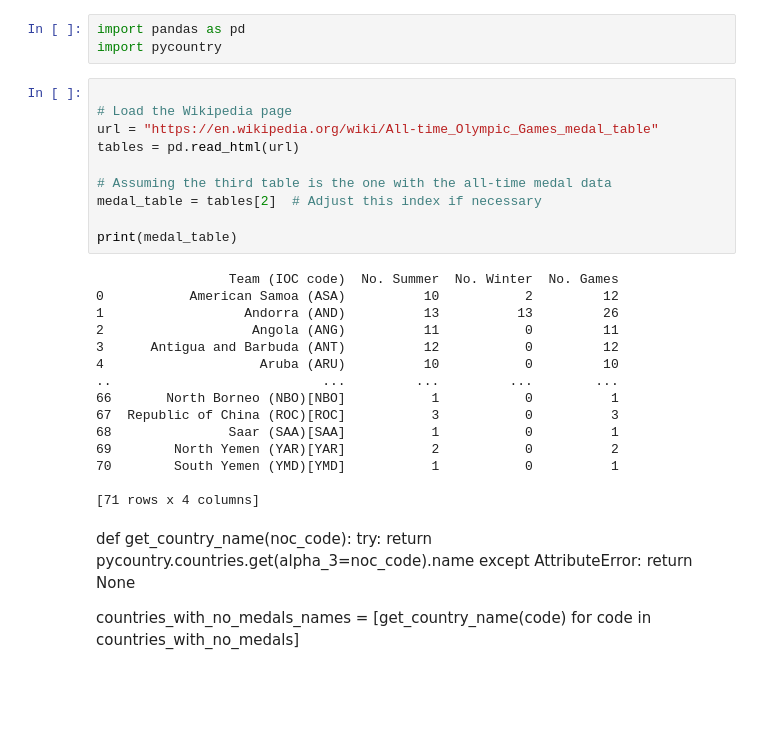
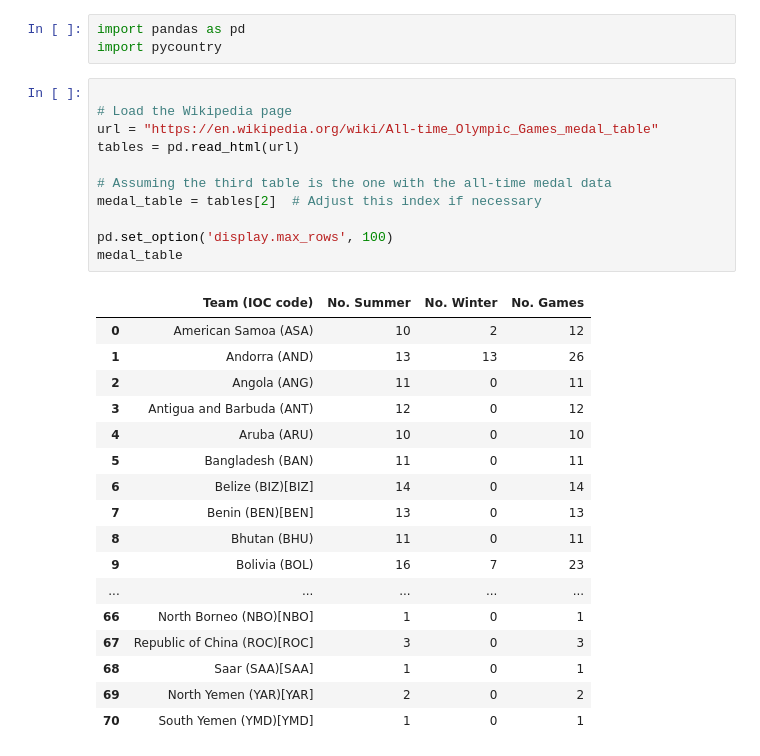
Before and after one commit to cedarmora/no-olympic-medals, a Jupyter notebook: no-olympic-medals.ipynb, the cells around one changed output. Cells and saved outputs as stored; diff of their text form; blank space fills up the shorter version.

```diff
--- a/no-olympic-medals.ipynb
+++ b/no-olympic-medals.ipynb
@@ -8,33 +8,29 @@ import pycountry
 # %%
 
 # Load the Wikipedia page
 url = "https://en.wikipedia.org/wiki/All-time_Olympic_Games_medal_table"
 tables = pd.read_html(url)
 
 # Assuming the third table is the one with the all-time medal data
 medal_table = tables[2]  # Adjust this index if necessary
 
-print(medal_table)
+pd.set_option('display.max_rows', 100)
+medal_table
 # %% [output]
-                 Team (IOC code)  No. Summer  No. Winter  No. Games
-0           American Samoa (ASA)          10           2         12
-1                  Andorra (AND)          13          13         26
-2                   Angola (ANG)          11           0         11
-3      Antigua and Barbuda (ANT)          12           0         12
-4                    Aruba (ARU)          10           0         10
-..                           ...         ...         ...        ...
-66       North Borneo (NBO)[NBO]           1           0          1
-67  Republic of China (ROC)[ROC]           3           0          3
-68               Saar (SAA)[SAA]           1           0          1
-69        North Yemen (YAR)[YAR]           2           0          2
-70        South Yemen (YMD)[YMD]           1           0          1
-
-[71 rows x 4 columns]
+|  | Team (IOC code) | No. Summer | No. Winter | No. Games |
+| 0 | American Samoa (ASA) | 10 | 2 | 12 |
+| 1 | Andorra (AND) | 13 | 13 | 26 |
+| 2 | Angola (ANG) | 11 | 0 | 11 |
+| 3 | Antigua and Barbuda (ANT) | 12 | 0 | 12 |
+| 4 | Aruba (ARU) | 10 | 0 | 10 |
+| 5 | Bangladesh (BAN) | 11 | 0 | 11 |
+| 6 | Belize (BIZ)[BIZ] | 14 | 0 | 14 |
+| 7 | Benin (BEN)[BEN] | 13 | 0 | 13 |
+| 8 | Bhutan (BHU) | 11 | 0 | 11 |
+| 9 | Bolivia (BOL) | 16 | 7 | 23 |
+| ... | ... | ... | ... | ... |
+| 66 | North Borneo (NBO)[NBO] | 1 | 0 | 1 |
+| 67 | Republic of China (ROC)[ROC] | 3 | 0 | 3 |
+| 68 | Saar (SAA)[SAA] | 1 | 0 | 1 |
+| 69 | North Yemen (YAR)[YAR] | 2 | 0 | 2 |
+| 70 | South Yemen (YMD)[YMD] | 1 | 0 | 1 |
-# %% [markdown]
-def get_country_name(noc_code):
-    try:
-        return pycountry.countries.get(alpha_3=noc_code).name
-    except AttributeError:
-        return None
-
-countries_with_no_medals_names = [get_country_name(code) for code in countries_with_no_medals]
```
Also changed, not shown: parts of 11 cells of this notebook, 4 other files.
